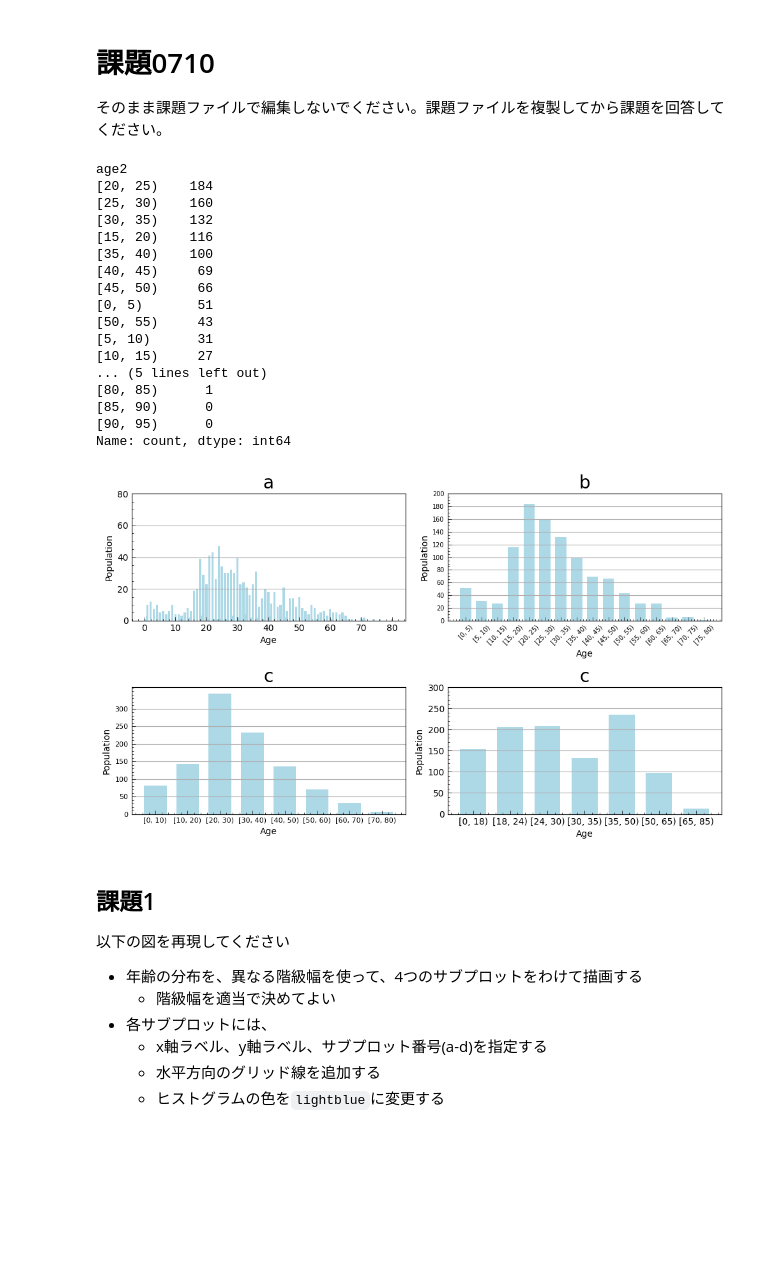
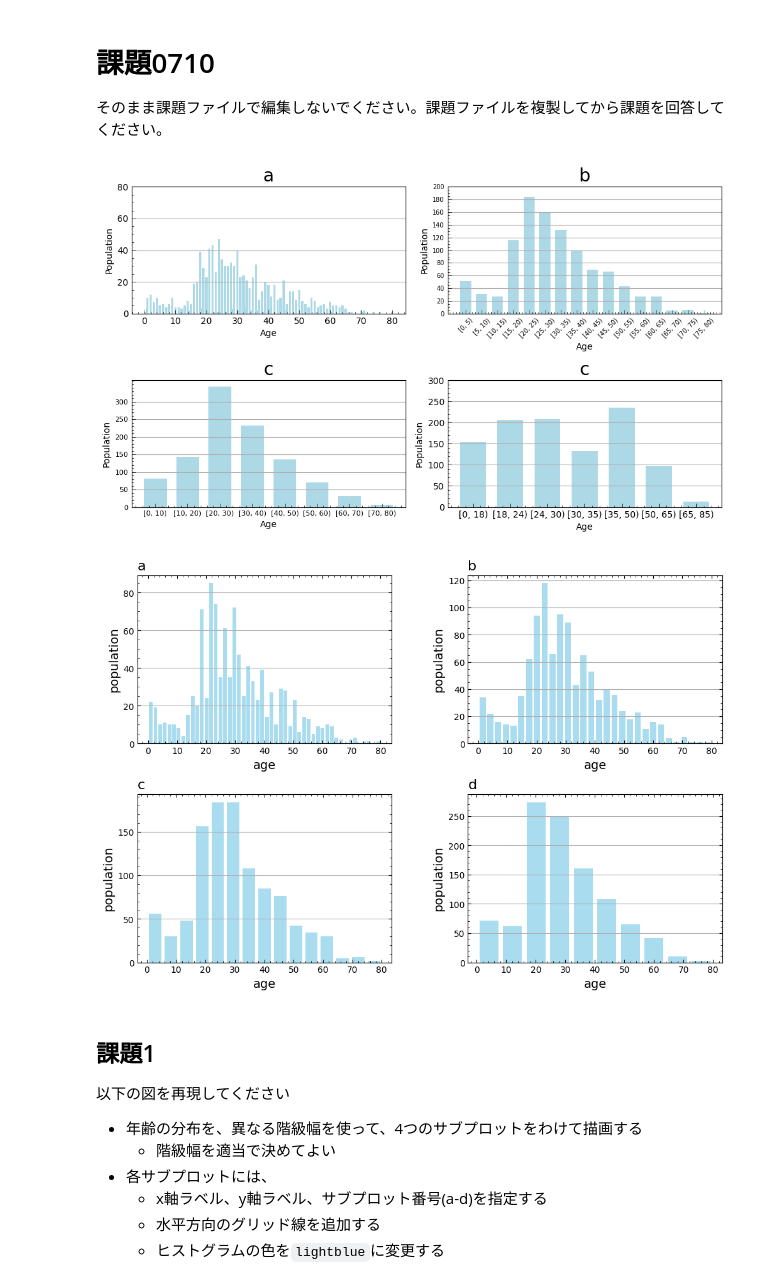
Before and after one commit to tsurugayatakumi/chss_2024_assignment, a Jupyter notebook: Assignment8/assignment8_peiqiheng.ipynb, the cells around one changed output. Drawn from its saved outputs; the diff is of its cells as text; code cells hidden in the pictures; blank space fills up the shorter version.

Commit message:
homework done by peiqiheng

```diff
--- a/Assignment8/assignment8_peiqiheng.ipynb
+++ b/Assignment8/assignment8_peiqiheng.ipynb
@@ -7,25 +7,10 @@ import pandas as pd
 import numpy as np
 import matplotlib.pyplot as plt
 df=pd.read_csv("https://raw.githubusercontent.com/lvzeyu/css_tohoku/master/css_tohoku/draft/Data/titanic.csv")
+plt.rcParams['font.family'] = 'sans-serif'
-# %% [output]
-age2
-[20, 25)    184
-[25, 30)    160
-[30, 35)    132
-[15, 20)    116
-[35, 40)    100
-[40, 45)     69
-[45, 50)     66
-[0, 5)       51
-[50, 55)     43
-[5, 10)      31
-[10, 15)     27
-... (5 lines left out)
-[80, 85)      1
-[85, 90)      0
-[90, 95)      0
-Name: count, dtype: int64
 # %%
+# I am trying to draw the graph by plt.bar(), but is seems that it does not work.
+
 data = df['age'].value_counts()
 x = data.index
 y = data.values
@@ -72,33 +57,60 @@ plt.xlabel('Age',fontsize = 10)
 plt.ylabel('Population',fontsize = 10)
 # for a,b in zip(x,y):
     # plt.text(a,b,b,ha='center',va='bottom', fontsize=5)
 plt.tick_params(axis='both',which = 'major', direction='in', length = 4, width = 0.5, labelsize = 8)
 plt.tick_params(axis='both',which = 'minor', direction='in', length = 2, width = 0.5)
 plt.yticks(range(0,301,50))
 # plt.xticks(rotation=45)
 plt.grid(axis = 'y')
 
 plt.subplot(224)
 df['age4']=pd.cut(df['age'],bins=[0,18,24,30,35,50,65,85],right=False)
 data4 = df['age4'].value_counts().sort_index()
 plt.bar(data4.index.astype(str),data4.values,color='lightblue',width = 0.7)
 plt.minorticks_on()
 plt.title('c',fontsize=20)
 plt.xlabel('Age',fontsize = 10)
 plt.ylabel('Population',fontsize = 10)
 # for a,b in zip(x,y):
     # plt.text(a,b,b,ha='center',va='bottom', fontsize=5)
 plt.tick_params(axis='both',which = 'major', direction='in', length = 4, width = 0.5, labelsize = 10)
 plt.tick_params(axis='both',which = 'minor', direction='in', length = 2, width = 0.5)
 plt.yticks(range(0,301,50))
 # plt.xticks(rotation=45)
 plt.grid(axis = 'y')
 
 
 plt.tight_layout()
 plt.show()
+
+# The part above is done by using pd.cut function, which is a little bit different the homework assigned. So I try to use another method.
+fig, axs = plt.subplots(2, 2, figsize=(12, 8))
+
+parameters = [(50, 'a', range(0, 81, 20)),
+              (30, 'b', range(0, 121, 20)),
+              (15, 'c', range(0, 151, 50)),
+              (10, 'd', range(0, 251, 50))]
+
+for i, (bins, title, yticks) in enumerate(parameters):
+    row = i // 2
+    col = i % 2
+
+    ax = axs[row, col]
+    ax.hist(df['age'], bins=bins, rwidth=0.8, color='skyblue', alpha=0.7)
+    ax.set_xlabel('age', fontsize=14)
+    ax.set_ylabel('population', fontsize=14)
+    ax.set_title(title, fontsize=16, loc='left')
+    ax.xaxis.set_ticks_position('both')
+    ax.yaxis.set_ticks_position('both')
+    ax.grid(axis='y')
+    ax.set_yticks(yticks)
+    ax.minorticks_on()
+    ax.tick_params(direction='in', which='both')
+
+fig.subplots_adjust(wspace=0.3, hspace=0.3)
 # %% [output]
 [figure]
+[figure, added]
 # %% [markdown]
 ## 課題1
 
```
Also changed, not shown: parts of 1 cell of this notebook.
